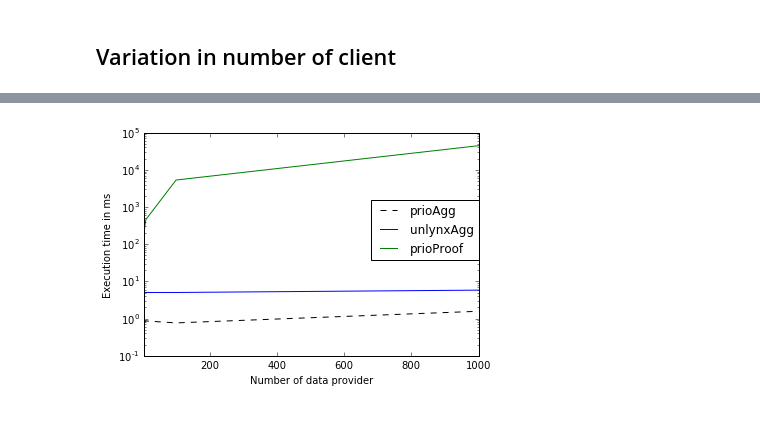
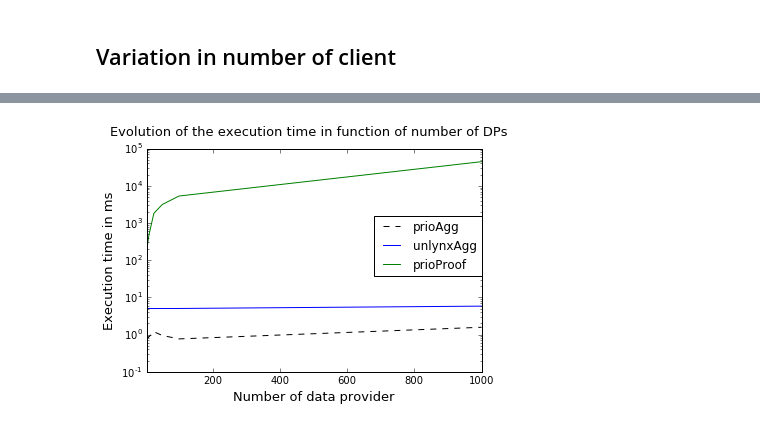
Before and after one commit to maxpr/MasterProjectDocuments, a Jupyter notebook: PDMPLOTTING/Untitled.ipynb, the cells around one changed output, grey strips where cells are left out. Cells and saved outputs as stored; diff of their text form; code cells hidden in the pictures.

```diff
--- a/PDMPLOTTING/Untitled.ipynb
+++ b/PDMPLOTTING/Untitled.ipynb
@@ -127,11 +131,17 @@ plt.savefig('prioServer.png')
 # %%
 x = []
 z = []
-y = [4,10,100,1000]
+y = [4,10,25,50,100,1000]
 mean,std = plot(["4serv_4client/prioAgg.txt"])
 x.append(mean)
 z.append(std)
 mean,std = plot(["4serv_10client/prioAgg.txt"])
+x.append(mean)
+z.append(std)
+mean,std = plot(["4serv_25client/prioAgg.txt"])
+x.append(mean)
+z.append(std)
+mean,std = plot(["4serv_50client/prioAgg.txt"])
 x.append(mean)
 z.append(std)
 mean,std = plot(["4serv_100client/prioAgg.txt"])
@@ -163,6 +179,12 @@ zp.append(std)
 mean,std = plot(["4serv_10client/localAgg.txt","4serv_4client/collectiveAgg.txt"])
 xp.append(mean)
 zp.append(std)
+mean,std = plot(["4serv_25client/localAgg.txt","4serv_4client/collectiveAgg.txt"])
+xp.append(mean)
+zp.append(std)
+mean,std = plot(["4serv_50client/localAgg.txt","4serv_4client/collectiveAgg.txt"])
+xp.append(mean)
+zp.append(std)
 mean,std = plot(["4serv_100client/localAgg.txt","4serv_4client/collectiveAgg.txt"])
 xp.append(mean)
 zp.append(std)
@@ -192,6 +220,12 @@ zpp.append(std)
 mean,std = plot(["4serv_10client/verif.txt"])
 xpp.append(mean)
 zpp.append(std)
+mean,std = plot(["4serv_25client/verif.txt"])
+xpp.append(mean)
+zpp.append(std)
+mean,std = plot(["4serv_50client/verif.txt"])
+xpp.append(mean)
+zpp.append(std)
 mean,std = plot(["4serv_100client/verif.txt"])
 xpp.append(mean)
 zpp.append(std)
@@ -214,17 +254,18 @@ std is 1340.38882994
 # %%
 fig, ax = plt.subplots()
 
 plt.yscale('log')
 
 plt.xlim([4,1000])
-plt.xlabel('Number of data provider')
-plt.ylabel('Execution time in ms')
+plt.xlabel('Number of data provider',fontsize=13)
+plt.ylabel('Execution time in ms',fontsize=13)
 
 ax.plot(y,x,'k--',label='prioAgg')
 ax.plot(y,xp,label='unlynxAgg')
 
 ax.plot(y,xpp,label='prioProof')
-legend = plt.legend(bbox_to_anchor=(1, 0.7), loc=1, borderaxespad=0.)
+fig.suptitle("Evolution of the execution time in function of number of DPs", fontsize=13)
+legend = plt.legend(bbox_to_anchor=(1, 0.7), loc=1, borderaxespad=0.,fontsize=12)
 plt.savefig('prioClient.png')
 # %% [output]
-[figure, old version]
+[figure, new version]
```
Also changed, not shown: parts of 7 cells of this notebook, 18 other files.
